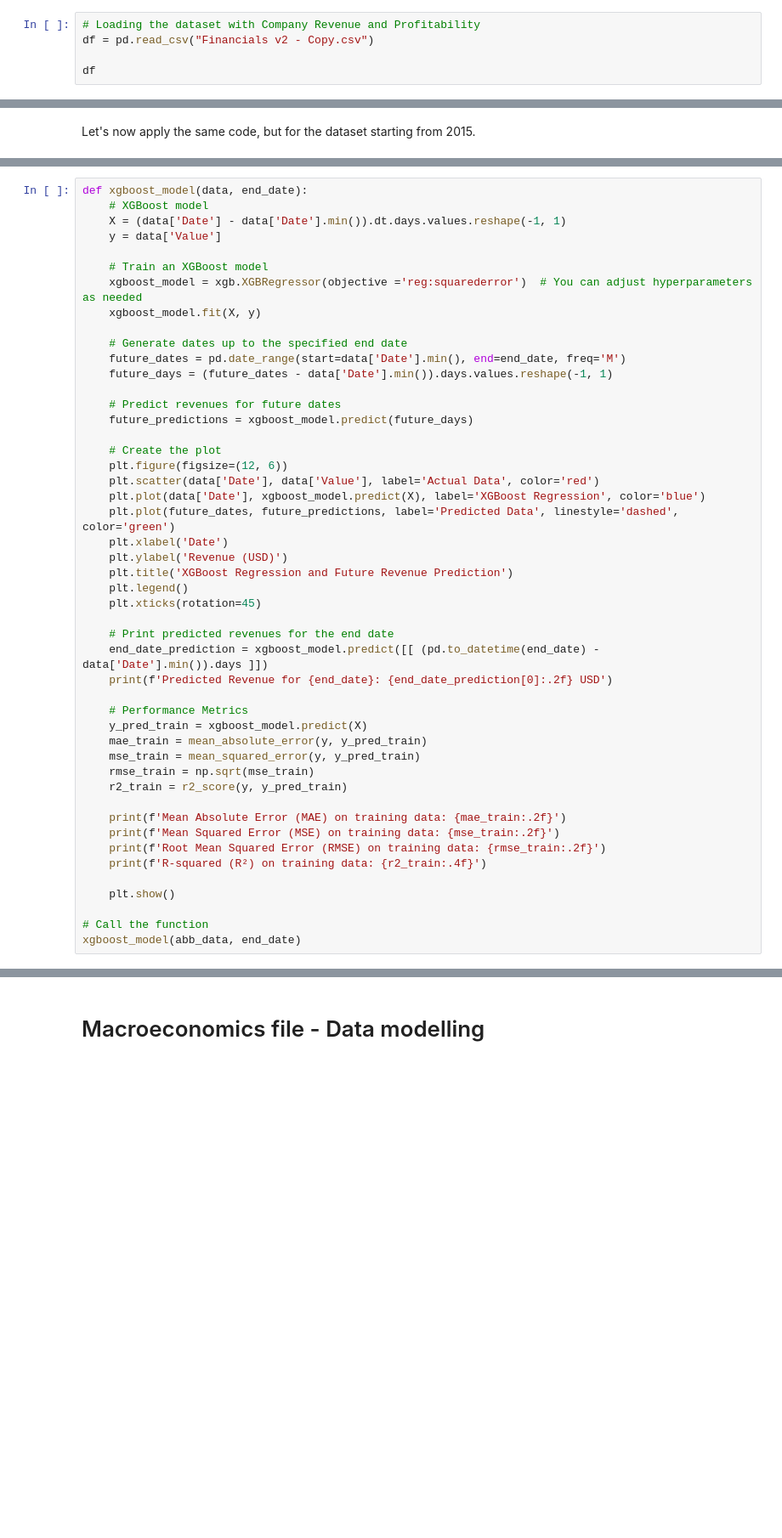
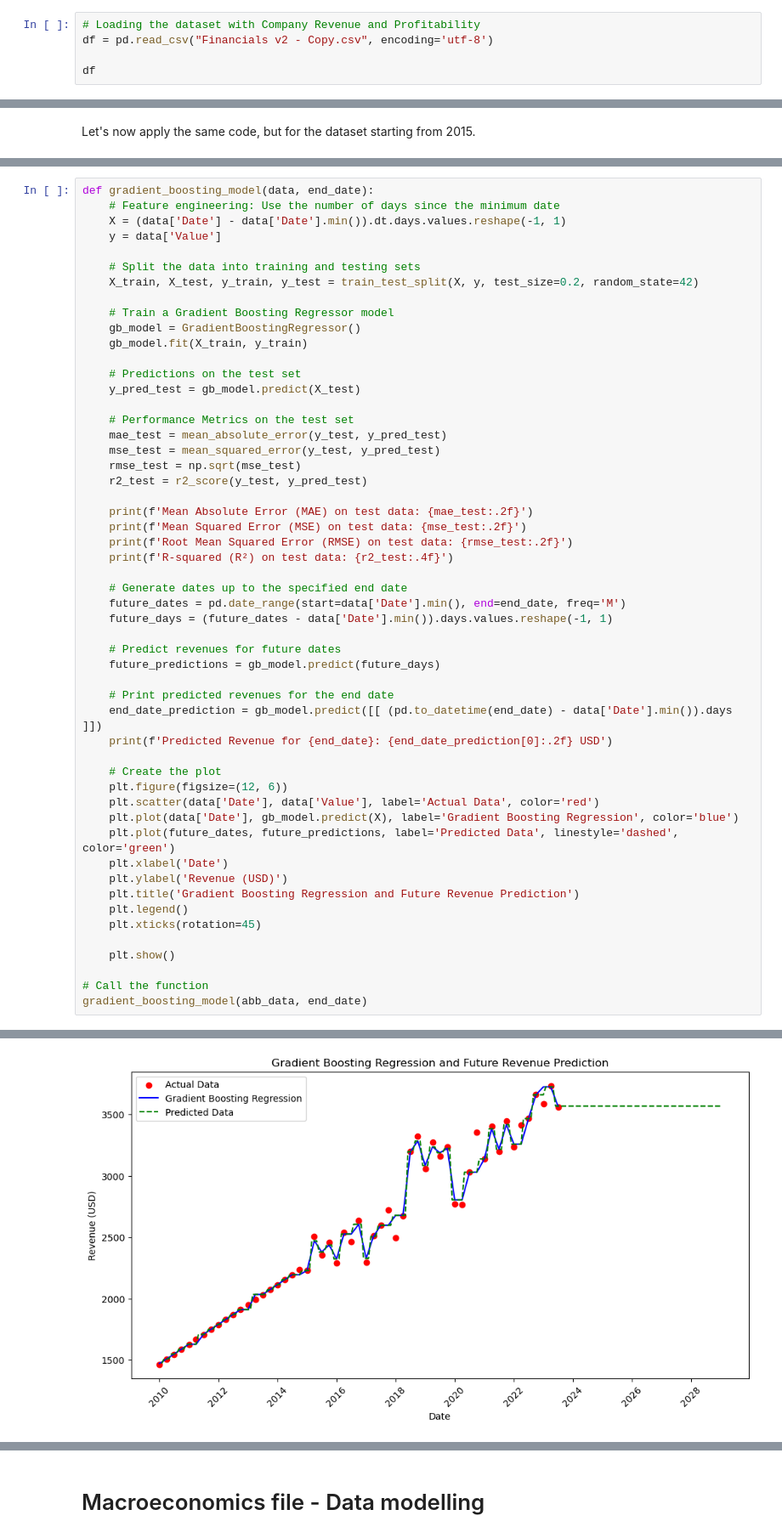
Before and after one commit to JakubKrezel/DS_project_JK, a Jupyter notebook: DS project.ipynb, the cells around one changed output, grey strips where cells are left out. Shown at 85% size. Cells and saved outputs as stored; diff of their text form; blank space fills up the shorter version.

```diff
--- a/DS project.ipynb
+++ b/DS project.ipynb
@@ -26,6 +24,6 @@ ModuleNotFoundError: No module named 'xgboost'
 # Revenues file - Data modelling
 # %%
 # Loading the dataset with Company Revenue and Profitability
-df = pd.read_csv("Financials v2 - Copy.csv")
+df = pd.read_csv("Financials v2 - Copy.csv", encoding='utf-8')
 
 df
@@ -294,48 +405,54 @@ svm_regression_model(abb_data, end_date)
 # %%
-def xgboost_model(data, end_date):
-    # XGBoost model
+def gradient_boosting_model(data, end_date):
+    # Feature engineering: Use the number of days since the minimum date
     X = (data['Date'] - data['Date'].min()).dt.days.values.reshape(-1, 1)
     y = data['Value']
 
-    # Train an XGBoost model
-    xgboost_model = xgb.XGBRegressor(objective ='reg:squarederror')  # You can adjust hyperparameters as needed
-    xgboost_model.fit(X, y)
+    # Split the data into training and testing sets
+    X_train, X_test, y_train, y_test = train_test_split(X, y, test_size=0.2, random_state=42)
+
+    # Train a Gradient Boosting Regressor model
+    gb_model = GradientBoostingRegressor()
+    gb_model.fit(X_train, y_train)
+
+    # Predictions on the test set
+    y_pred_test = gb_model.predict(X_test)
+
+    # Performance Metrics on the test set
+    mae_test = mean_absolute_error(y_test, y_pred_test)
+    mse_test = mean_squared_error(y_test, y_pred_test)
+    rmse_test = np.sqrt(mse_test)
+    r2_test = r2_score(y_test, y_pred_test)
+
+    print(f'Mean Absolute Error (MAE) on test data: {mae_test:.2f}')
+    print(f'Mean Squared Error (MSE) on test data: {mse_test:.2f}')
+    print(f'Root Mean Squared Error (RMSE) on test data: {rmse_test:.2f}')
+    print(f'R-squared (R²) on test data: {r2_test:.4f}')
 
     # Generate dates up to the specified end date
     future_dates = pd.date_range(start=data['Date'].min(), end=end_date, freq='M')
     future_days = (future_dates - data['Date'].min()).days.values.reshape(-1, 1)
 
     # Predict revenues for future dates
-    future_predictions = xgboost_model.predict(future_days)
+    future_predictions = gb_model.predict(future_days)
+
+    # Print predicted revenues for the end date
+    end_date_prediction = gb_model.predict([[ (pd.to_datetime(end_date) - data['Date'].min()).days ]])
+    print(f'Predicted Revenue for {end_date}: {end_date_prediction[0]:.2f} USD')
 
     # Create the plot
     plt.figure(figsize=(12, 6))
     plt.scatter(data['Date'], data['Value'], label='Actual Data', color='red')
-    plt.plot(data['Date'], xgboost_model.predict(X), label='XGBoost Regression', color='blue')
+    plt.plot(data['Date'], gb_model.predict(X), label='Gradient Boosting Regression', color='blue')
     plt.plot(future_dates, future_predictions, label='Predicted Data', linestyle='dashed', color='green')
     plt.xlabel('Date')
     plt.ylabel('Revenue (USD)')
-    plt.title('XGBoost Regression and Future Revenue Prediction')
+    plt.title('Gradient Boosting Regression and Future Revenue Prediction')
     plt.legend()
     plt.xticks(rotation=45)
-
-    # Print predicted revenues for the end date
-    end_date_prediction = xgboost_model.predict([[ (pd.to_datetime(end_date) - data['Date'].min()).days ]])
-    print(f'Predicted Revenue for {end_date}: {end_date_prediction[0]:.2f} USD')
-
-    # Performance Metrics
-    y_pred_train = xgboost_model.predict(X)
-    mae_train = mean_absolute_error(y, y_pred_train)
-    mse_train = mean_squared_error(y, y_pred_train)
-    rmse_train = np.sqrt(mse_train)
-    r2_train = r2_score(y, y_pred_train)
-
-    print(f'Mean Absolute Error (MAE) on training data: {mae_train:.2f}')
-    print(f'Mean Squared Error (MSE) on training data: {mse_train:.2f}')
-    print(f'Root Mean Squared Error (RMSE) on training data: {rmse_train:.2f}')
-    print(f'R-squared (R²) on training data: {r2_train:.4f}')
 
     plt.show()
 
 # Call the function
-xgboost_model(abb_data, end_date)
+gradient_boosting_model(abb_data, end_date)
+# %% [output]
@@ -341,0 +464 @@ xgboost_model(abb_data, end_date)
+[figure, added]
```
Also changed, not shown: parts of 39 cells of this notebook.
